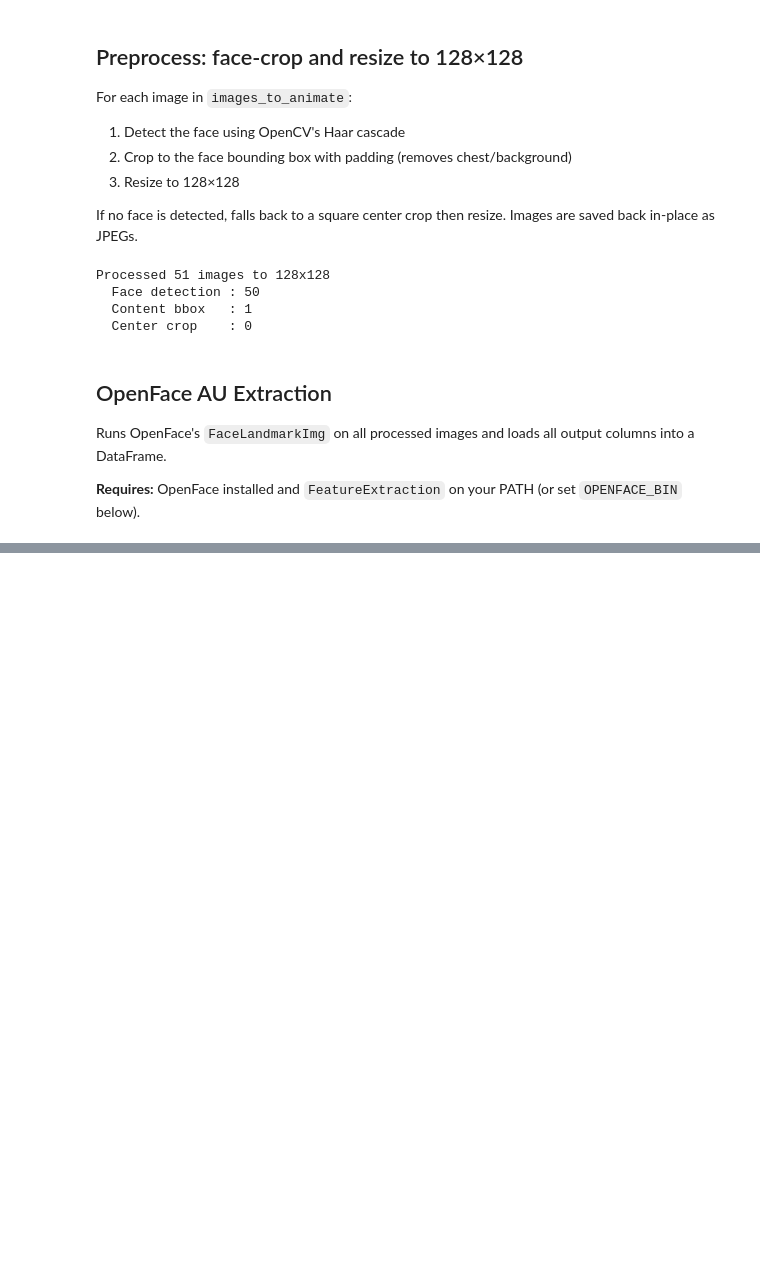
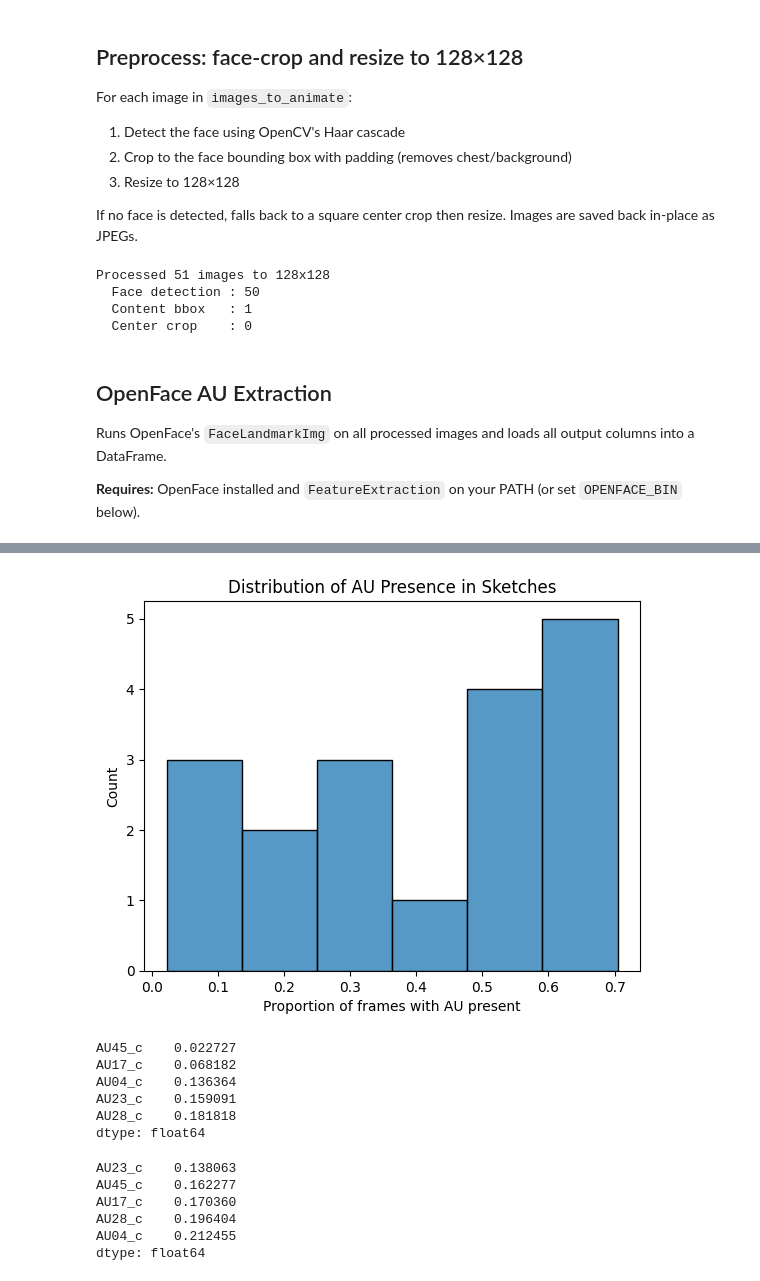
Before and after one commit to zoyaio/ganimation_tests, a Jupyter notebook: zoya_tests/initialize_data_folders.ipynb, the cells around one changed output, grey strips where cells are left out. Cells and saved outputs as stored; diff of their text form; code cells hidden in the pictures; blank space fills up the shorter version.

```diff
--- a/zoya_tests/initialize_data_folders.ipynb
+++ b/zoya_tests/initialize_data_folders.ipynb
@@ -258,0 +246,4 @@ au_df.head()
+# %%
+# Example usage:
+au_df = run_openface(r'C:\Users\zdzhn\ganimation\animations\eric_andre\images_to_animate')
+au_df
@@ -259,2 +294,5 @@ au_df.head()
 # %%
-presenceColumns = au_df.columns.to_series().str.match(r"AU[\d]{2}_c")
+def proportions_presence_from_df(df):
+    presence_cols = df.columns.to_series().str.match(r"AU[\d]{2}_c")
+    df_presence = df.loc[:, presence_cols]
+    return df_presence.apply(lambda x: x.sum()/len(df_presence), axis=0)
@@ -293,0 +301,2 @@ sns.histplot(proportionOfExistence)
+# %%
+proportionOfExistenceSketches = proportions_presence_from_df(au_df)
@@ -293,0 +325,29 @@ sns.histplot(proportionOfExistence)
+# %%
+import seaborn as sns
+import matplotlib.pyplot as plt
+
+sns.histplot(proportionOfExistenceSketches)
+plt.xlabel("Proportion of frames with AU present")
+plt.ylabel("Count")
+plt.title("Distribution of AU Presence in Sketches")
+plt.show()
+# %% [output]
+[figure, added]
+# %%
+proportionOfExistenceSketches[proportionOfExistenceSketches <0.3].sort_values()
+# %% [output]
+AU45_c    0.022727
+AU17_c    0.068182
+AU04_c    0.136364
+AU23_c    0.159091
+AU28_c    0.181818
+dtype: float64
+# %%
+proportionOfExistenceTraining[proportionOfExistenceTraining <0.3].sort_values()
+# %% [output]
+AU23_c    0.138063
+AU45_c    0.162277
+AU17_c    0.170360
+AU28_c    0.196404
+AU04_c    0.212455
+dtype: float64
```
Also changed, not shown: parts of 12 cells of this notebook, 8 other files.
